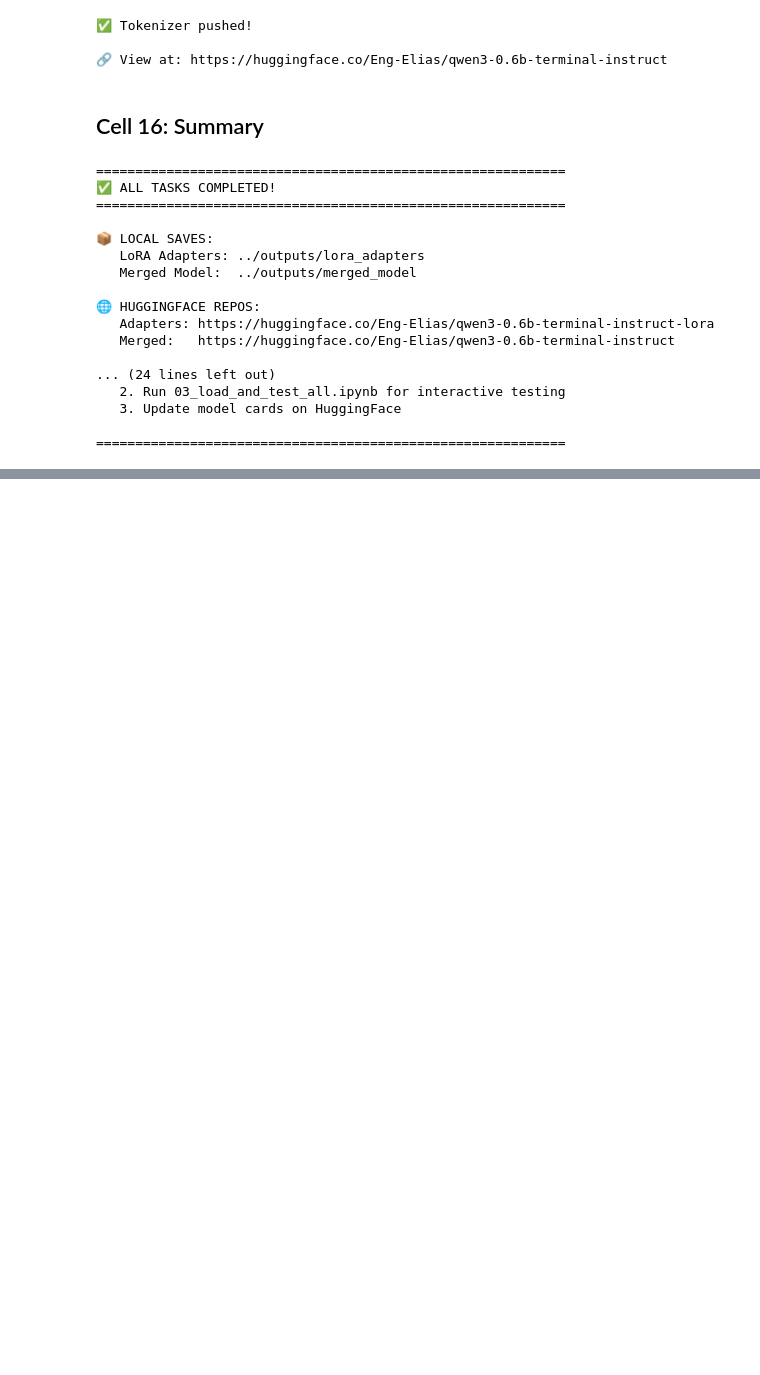
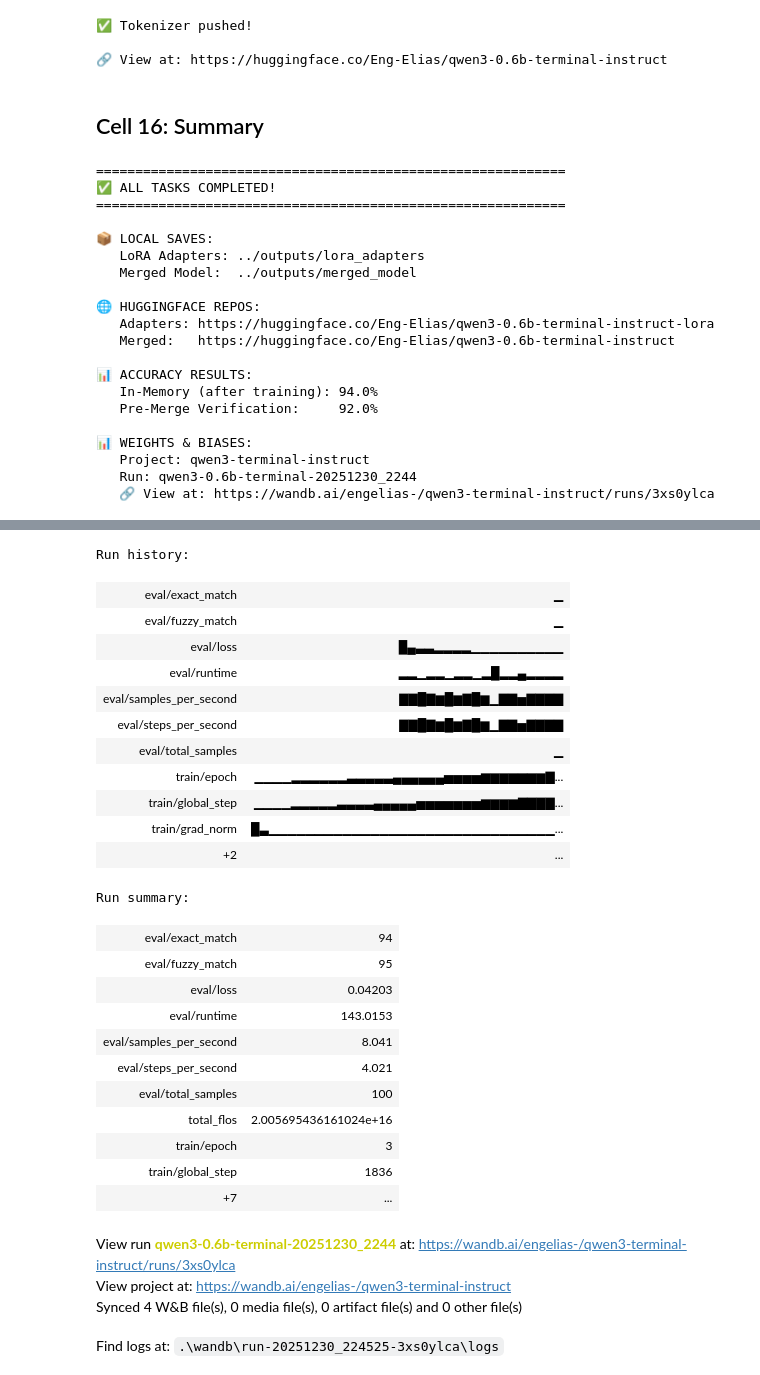
Before and after one commit to Eng-Elias/qwen3-600M-terminal-instruct, a Jupyter notebook: notebooks/01_train_evaluate_publish.ipynb, the cells around one changed output, grey strips where cells are left out. Saved outputs shown, nothing was run; the diff lists cells and outputs as text; code cells hidden in the pictures; blank space fills up the shorter version.

```diff
--- a/notebooks/01_train_evaluate_publish.ipynb
+++ b/notebooks/01_train_evaluate_publish.ipynb
@@ -791,6 +841,15 @@ print(f"   Merged:   https://huggingface.co/{HF_REPO_MERGED}")
 print("\n📊 ACCURACY RESULTS:")
 print(f"   In-Memory (after training): {100*single_results['exact_match']/single_results['total']:.1f}%")
 print(f"   Pre-Merge Verification:     {pre_merge_accuracy:.1f}%")
+
+print("\n📊 WEIGHTS & BIASES:")
+print(f"   Project: {WANDB_PROJECT}")
+print(f"   Run: {WANDB_RUN_NAME}")
+print(f"   🔗 View at: {wandb.run.get_url()}")
+
+# Finish W&B run
+wandb.finish()
+print("   ✅ W&B run finished")
 
 print("\n" + "=" * 60)
 print("📋 HOW TO LOAD THE MODELS")
@@ -830,8 +889,11 @@ print("\n" + "=" * 60)
    Adapters: https://huggingface.co/Eng-Elias/qwen3-0.6b-terminal-instruct-lora
    Merged:   https://huggingface.co/Eng-Elias/qwen3-0.6b-terminal-instruct
 
-... (24 lines left out)
-   2. Run 03_load_and_test_all.ipynb for interactive testing
-   3. Update model cards on HuggingFace
+📊 ACCURACY RESULTS:
+   In-Memory (after training): 94.0%
+   Pre-Merge Verification:     92.0%
 
-============================================================
+📊 WEIGHTS & BIASES:
+   Project: qwen3-terminal-instruct
+   Run: qwen3-0.6b-terminal-20251230_2244
+   🔗 View at: https://wandb.ai/engelias-/qwen3-terminal-instruct/runs/3xs0ylca
@@ -837,0 +901,28 @@ print("\n" + "=" * 60)
+Run history:
+| eval/exact_match | ▁ |
+| eval/fuzzy_match | ▁ |
+| eval/loss | █▄▃▃▂▂▂▂▁▁▁▁▁▁▁▁▁▁ |
+| eval/runtime | ▂▂▁▂▂▁▂▂▁▂█▂▂▄▂▂▂▂ |
+| eval/samples_per_second | ▇▇█▇▆█▆▇█▆▁▇▇▅▇▇▇▇ |
+| eval/steps_per_second | ▇▇█▇▆█▆▇█▆▁▇▇▅▇▇▇▇ |
+| eval/total_samples | ▁ |
+| train/epoch | ▁▁▁▁▂▂▂▂▂▂▃▃▃▃▃▄▄▄▄▄▄▅▅▅▅▆▆▆▆▆▆▆▇... |
+| train/global_step | ▁▁▁▁▂▂▂▂▂▃▃▃▃▄▄▄▄▄▅▅▅▅▅▅▅▆▆▆▆▇▇▇▇... |
+| train/grad_norm | █▃▁▁▁▁▁▁▁▁▁▁▁▁▁▁▁▁▁▁▁▁▁▁▁▁▁▁▁▁▁▁▁... |
+| +2 | ... |
+Run summary:
+| eval/exact_match | 94 |
+| eval/fuzzy_match | 95 |
+| eval/loss | 0.04203 |
+| eval/runtime | 143.0153 |
+| eval/samples_per_second | 8.041 |
+| eval/steps_per_second | 4.021 |
+| eval/total_samples | 100 |
+| total_flos | 2.005695436161024e+16 |
+| train/epoch | 3 |
+| train/global_step | 1836 |
+| +7 | ... |
+View run qwen3-0.6b-terminal-20251230_2244 at: https://wandb.ai/engelias-/qwen3-terminal-instruct/runs/3xs0ylca
+View project at: https://wandb.ai/engelias-/qwen3-terminal-instruct
+Synced 4 W&B file(s), 0 media file(s), 0 artifact file(s) and 0 other file(s)
+Find logs at: .\wandb\run-20251230_224525-3xs0ylca\logs
```
Also changed, not shown: parts of 7 cells of this notebook.
